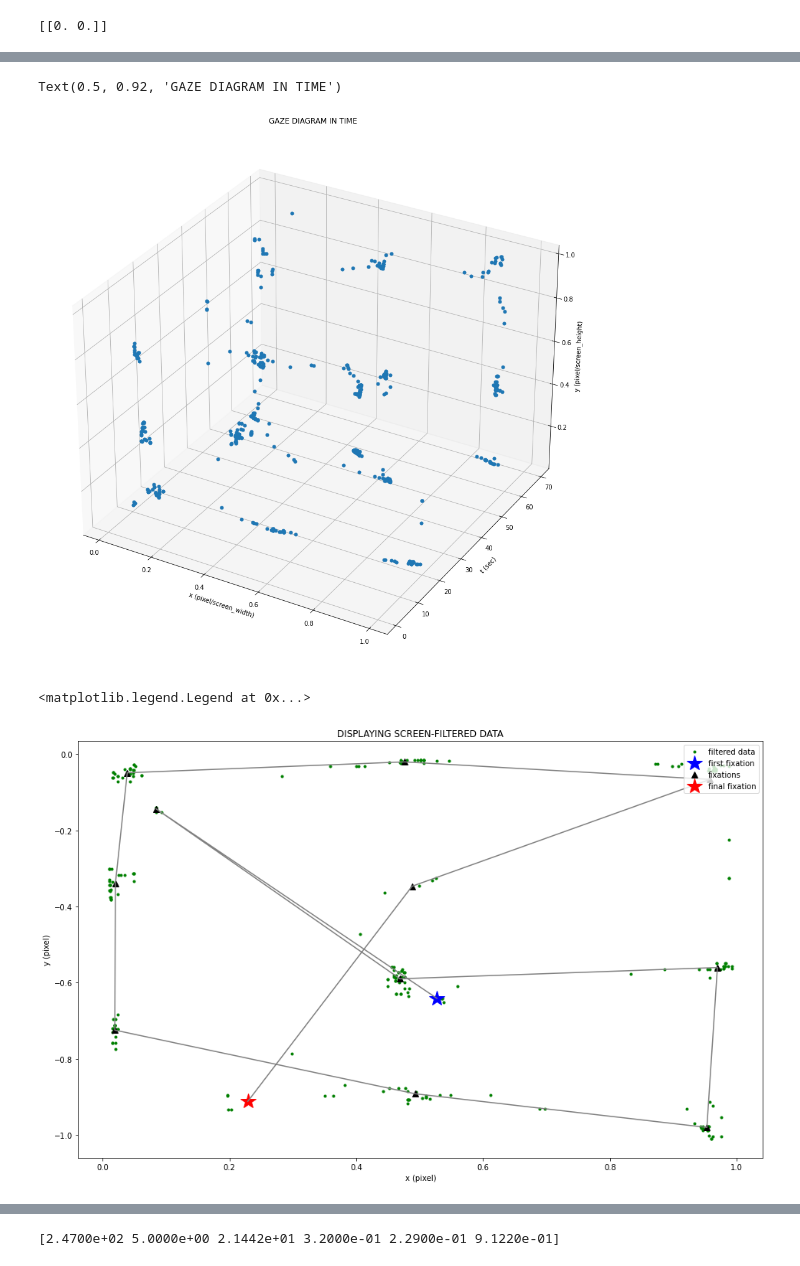
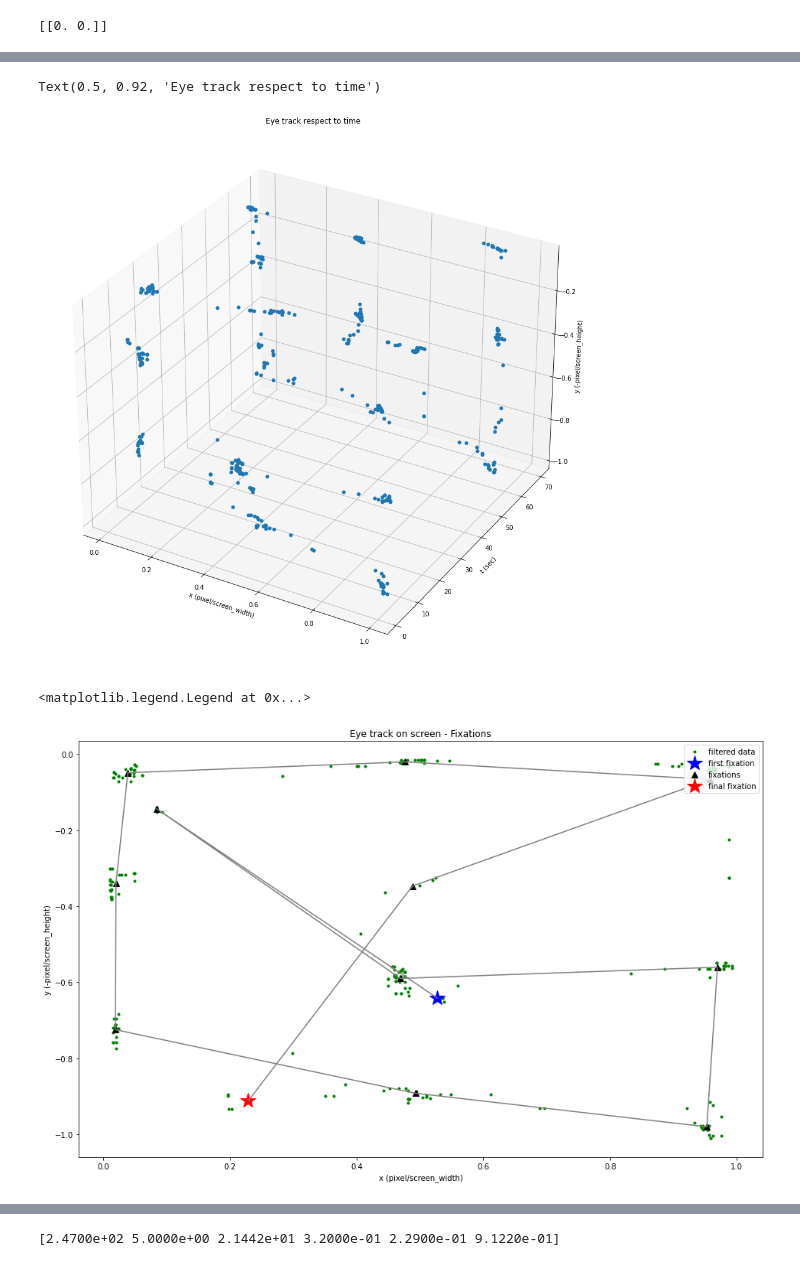
Before and after one commit to MustafaLotfi/Owleye, a Jupyter notebook: codes/jupyter_notebook/fixations_in_AOIs.ipynb, the cells around one changed output, grey strips where cells are left out. Cells and saved outputs as stored; diff of their text form; code cells hidden in the pictures.

```diff
--- a/codes/jupyter_notebook/fixations_in_AOIs.ipynb
+++ b/codes/jupyter_notebook/fixations_in_AOIs.ipynb
@@ -257,14 +258,14 @@ for (sac_mat_new1, t_mat_new1, et_mat_new1) in zip(sac_mat_new, t_mat_new, et_ma
 # %%
 fig = plt.figure(figsize=(16, 16))
 ax = fig.add_subplot(111, projection='3d')
-ax.plot(et_in[:, 0], t_in, et_in[:, 1], 'o', markersize=5)
+ax.plot(et_in[:, 0], t_in, -np.array(et_in[:, 1]), 'o', markersize=5)
 ax.set_xlabel("x (pixel/screen_width)")
 ax.set_ylabel("t (sec)")
-ax.set_zlabel("y (pixel/screen_height)")
-plt.title("GAZE DIAGRAM IN TIME")
+ax.set_zlabel("y (-pixel/screen_height)")
+plt.title("Eye track respect to time")
 # %% [output]
-Text(0.5, 0.92, 'GAZE DIAGRAM IN TIME')
+Text(0.5, 0.92, 'Eye track respect to time')
-[figure, old version]
+[figure, new version]
 # %%
 n_seq = 0
 fs_ind = []
@@ -287,13 +288,13 @@ plt.plot(np.array(fs_x[0]), -np.array(fs_y[0]), '*', color='blue', markersize=20
 plt.plot(np.array(fs_x[1:-1]), -np.array(fs_y[1:-1]), '^', label="fixations", color="black", markersize=8)
 plt.plot(np.array(fs_x[-1]), -np.array(fs_y[-1]), '*', color='r', markersize=20, label="final fixation")
 plt.plot(np.array(fs_x), -np.array(fs_y), color='gray')
-plt.xlabel("x (pixel)")
-plt.ylabel("y (pixel)")
-plt.title("DISPLAYING SCREEN-FILTERED DATA")
+plt.xlabel("x (pixel/screen_width)")
+plt.ylabel("y (-pixel/screen_height)")
+plt.title("Eye track on screen - Fixations")
 plt.legend(loc="upper right")
 # %% [output]
 <matplotlib.legend.Legend at 0x...>
-[figure, old version]
+[figure, new version]
 # %%
 plt.figure(figsize=(16, 10))
 plt.plot(et_mat_seq[n_seq][:, 0], 'o', markersize=3, label="x")
```
Also changed, not shown: parts of 17 cells of this notebook, 5 other files.
